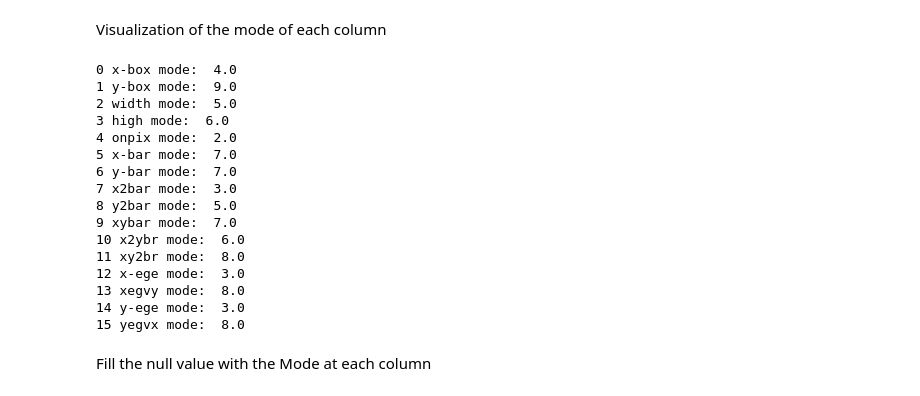
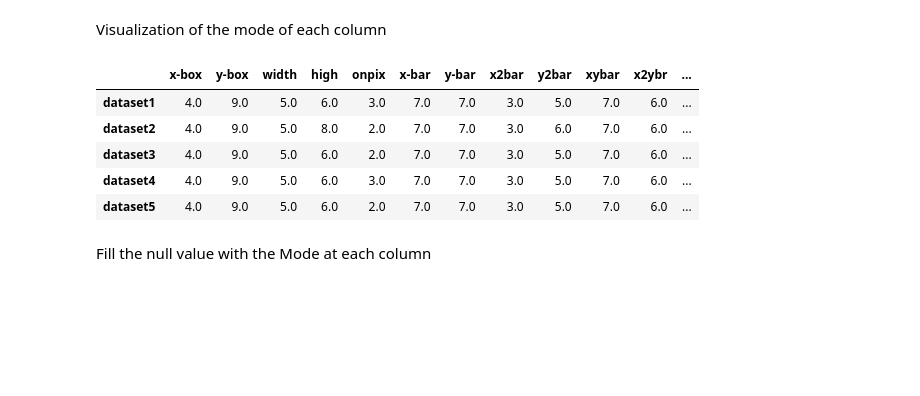
Before and after one commit to sofiamartellozzo/DQ_project, a Jupyter notebook: project.ipynb, the cells around one changed output. Saved outputs shown, nothing was run; the diff lists cells and outputs as text; code cells hidden in the pictures; blank space fills up the shorter version.

```diff
--- a/project.ipynb
+++ b/project.ipynb
@@ -220,28 +237,22 @@ data1_t1['x-ege'].mode()[0]
 3.0
 # %% [markdown]
 Visualization of the mode of each column
-# %%
-for i in range(len(columns)-1):
-
-    mode = data1_t1[columns[i]].mode()[0]
-
-    print(i, columns[i], 'mode: ', mode)
-# %% [output]
-0 x-box mode:  4.0
-1 y-box mode:  9.0
-2 width mode:  5.0
-3 high mode:  6.0
-4 onpix mode:  2.0
-5 x-bar mode:  7.0
-6 y-bar mode:  7.0
-7 x2bar mode:  3.0
-8 y2bar mode:  5.0
-9 xybar mode:  7.0
-10 x2ybr mode:  6.0
-11 xy2br mode:  8.0
-12 x-ege mode:  3.0
-13 xegvy mode:  8.0
-14 y-ege mode:  3.0
-15 yegvx mode:  8.0
+# %%
+mode = pd.DataFrame(index=columns[:-1], columns=ds)
+
+for col in columns[:-1]:
+    m = {}
+    for d in range(len(datasets_t1)):
+        m[ds[d]] = datasets_t1[d][col].mode()[0]
+    mode.loc[col] = m
+
+mode.transpose()
+# %% [output]
+|  | x-box | y-box | width | high | onpix | x-bar | y-bar | x2bar | y2bar | xybar | x2ybr | ... |
+| dataset1 | 4.0 | 9.0 | 5.0 | 6.0 | 3.0 | 7.0 | 7.0 | 3.0 | 5.0 | 7.0 | 6.0 | ... |
+| dataset2 | 4.0 | 9.0 | 5.0 | 8.0 | 2.0 | 7.0 | 7.0 | 3.0 | 6.0 | 7.0 | 6.0 | ... |
+| dataset3 | 4.0 | 9.0 | 5.0 | 6.0 | 2.0 | 7.0 | 7.0 | 3.0 | 5.0 | 7.0 | 6.0 | ... |
+| dataset4 | 4.0 | 9.0 | 5.0 | 6.0 | 3.0 | 7.0 | 7.0 | 3.0 | 5.0 | 7.0 | 6.0 | ... |
+| dataset5 | 4.0 | 9.0 | 5.0 | 6.0 | 2.0 | 7.0 | 7.0 | 3.0 | 5.0 | 7.0 | 6.0 | ... |
 # %% [markdown]
 Fill the null value with the Mode at each column
```
Also changed, not shown: parts of 36 cells of this notebook.
